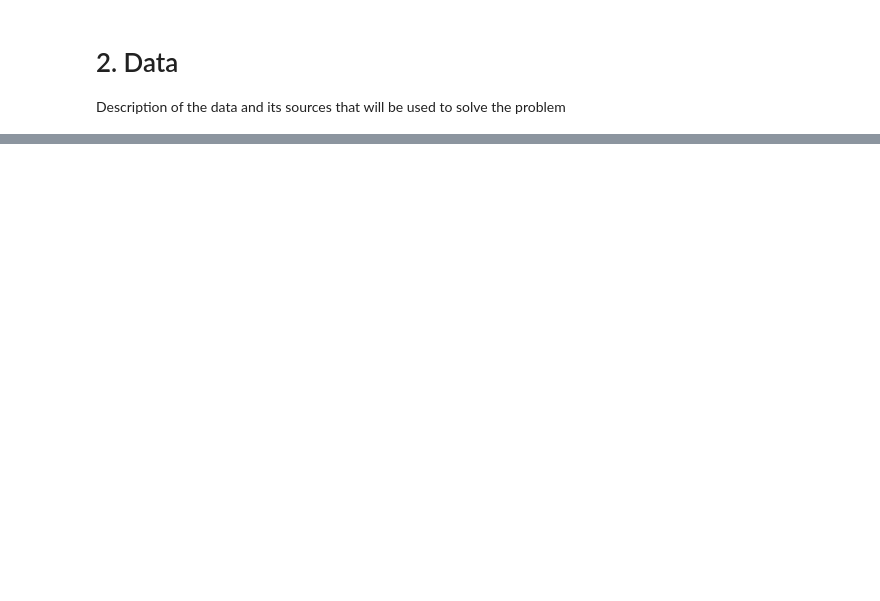
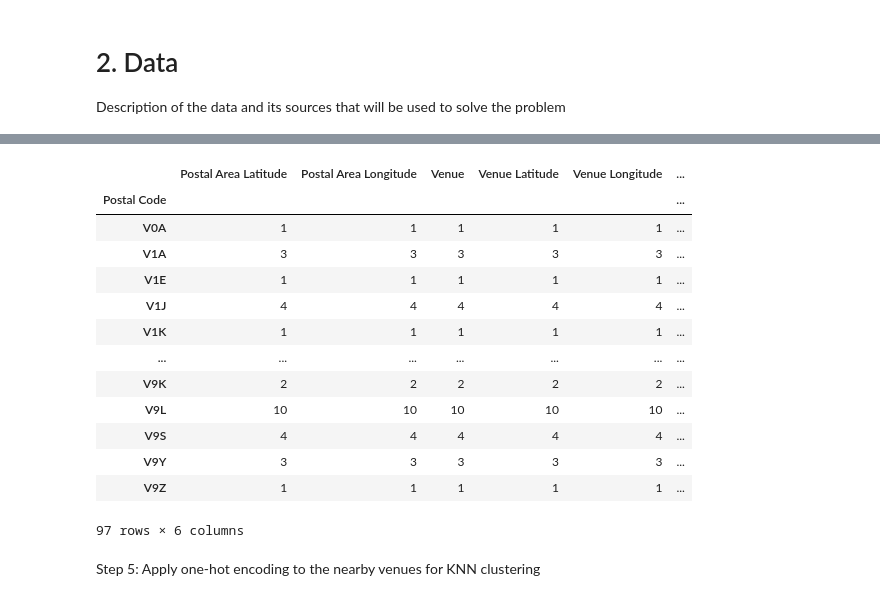
Before and after one commit to dcoder0111/Coursera_Capstone, a Jupyter notebook: Coursera_Capstone_Final_Project.ipynb, the cells around one changed output, grey strips where cells are left out. Saved outputs shown, nothing was run; the diff lists cells and outputs as text; code cells hidden in the pictures; blank space fills up the shorter version.

```diff
--- a/Coursera_Capstone_Final_Project.ipynb
+++ b/Coursera_Capstone_Final_Project.ipynb
@@ -53,0 +353,35 @@ Description of the data and its sources that will be used to solve the problem
+# %%
+food_venues = ['Pub', 'Brewery', 'Coffee Shop', 'Vietnamese Restaurant', 'Sandwich Place', 'Japanese Restaurant', 'Bistro', 'Seafood Restaurant', 'Greek Restaurant', 'Gastropub', 'Steakhouse', 'American Restaurant', 'Thai Restaurant', 'Ice Cream Shop',
+'Dessert Shop', 'Breakfast Spot', 'Pizza Place',
+'Fast Food Restaurant', 'Burger Joint', 'Liquor Store', 'Diner', 'German Restaurant',
+'Sushi Restaurant', 'Smoothie Shop', 'Food Truck', 'Bakery',
+'Food & Drink Shop','Comfort Food Restaurant',
+'Tea Room', 'Deli / Bodega', 'Bar', 'Sports Bar',
+'Indian Restaurant', 'Falafel Restaurant', 'Chinese Restaurant', 'Malay Restaurant',
+'Donut Shop', 'Filipino Restaurant', 'Bubble Tea Shop',
+'Asian Restaurant', 'Dim Sum Restaurant', 'Korean Restaurant', 'Burrito Place', 'Candy Store',
+'Noodle House', 'Middle Eastern Restaurant', 'Fish Market', 'Fried Chicken Joint',
+'Fish & Chips Shop', 'Farmers Market', 'Juice Bar', 'Ethiopian Restaurant',
+'Cocktail Bar', 'Cantonese Restaurant',
+'Taco Place', 'Australian Restaurant', 'Mediterranean Restaurant', 'New American Restaurant',
+'Chocolate Shop', 'Irish Pub', 'Poke Place', 'Hot Dog Joint',
+'Vegetarian / Vegan Restaurant', 'French Restaurant', 'Gay Bar',
+'Italian Restaurant', 'South Indian Restaurant',
+'Ramen Restaurant', 'Wine Shop',
+'Mexican Restaurant', 'Hawaiian Restaurant',
+'Himalayan Restaurant', 'Hotpot Restaurant', 'Frozen Yogurt Shop', 'Bagel Shop',
+'Southern / Soul Food Restaurant', 'Caribbean Restaurant', 'Dumpling Restaurant',
+'Taiwanese Restaurant', 'Portuguese Restaurant', 'Lebanese Restaurant',
+'Wine Bar', 'Gaming Cafe', 'Tapas Restaurant',
+'Turkish Restaurant', 'BBQ Joint', 'Modern European Restaurant',
+'Indonesian Restaurant', 'Cajun / Creole Restaurant',
+'Japanese Curry Restaurant',  'Moroccan Restaurant',
+'Apres Ski Bar', 'Mongolian Restaurant', 'North Indian Restaurant',
+'Salad Place', 'Beer Garden', 'Food Service','Pie Shop', 'Cheese Shop', 'Belgian Restaurant','Hookah Bar']
+
+def food_venue(x):
+  if x in food_venues:
+    return 1
+  return
+
+bc_venues['food_venue'] = bc_venues['Venue Category'].apply(food_venue)
@@ -53,0 +392,19 @@ Description of the data and its sources that will be used to solve the problem
+# %%
+bc_food_venues.groupby('Postal Code').count()
+# %% [output]
+|  | Postal Area Latitude | Postal Area Longitude | Venue | Venue Latitude | Venue Longitude | ... |
+| Postal Code |  |  |  |  |  | ... |
+| V0A | 1 | 1 | 1 | 1 | 1 | ... |
+| V1A | 3 | 3 | 3 | 3 | 3 | ... |
+| V1E | 1 | 1 | 1 | 1 | 1 | ... |
+| V1J | 4 | 4 | 4 | 4 | 4 | ... |
+| V1K | 1 | 1 | 1 | 1 | 1 | ... |
+| ... | ... | ... | ... | ... | ... | ... |
+| V9K | 2 | 2 | 2 | 2 | 2 | ... |
+| V9L | 10 | 10 | 10 | 10 | 10 | ... |
+| V9S | 4 | 4 | 4 | 4 | 4 | ... |
+| V9Y | 3 | 3 | 3 | 3 | 3 | ... |
+| V9Z | 1 | 1 | 1 | 1 | 1 | ... |
+97 rows × 6 columns
+# %% [markdown]
+Step 5: Apply one-hot encoding to the nearby venues for KNN clustering
```
Also changed, not shown: parts of 49 cells of this notebook.
